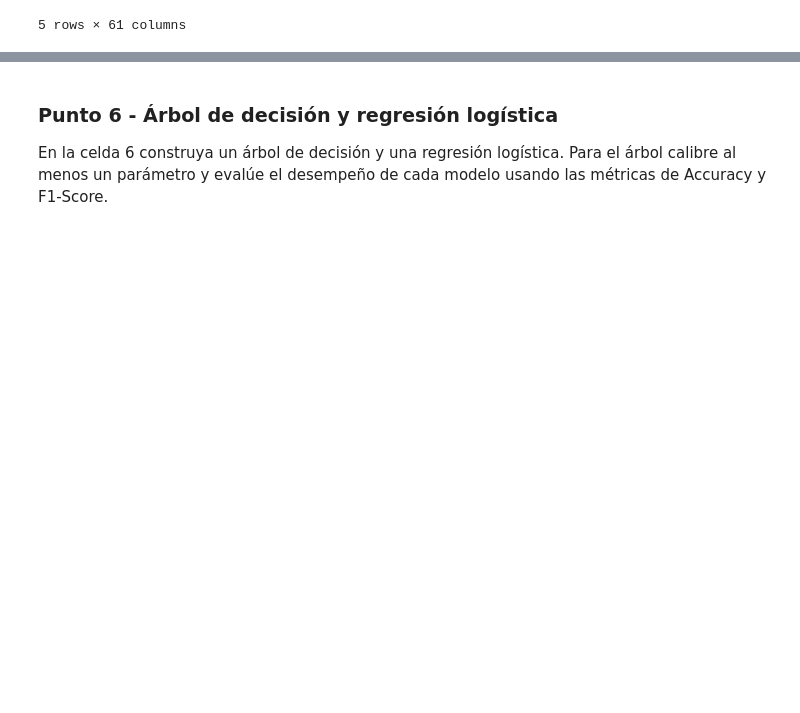
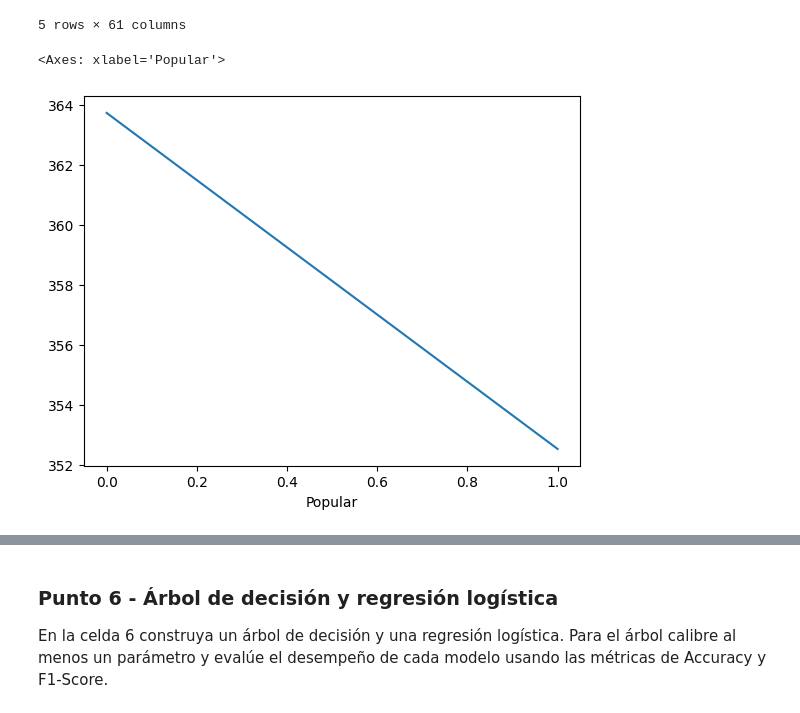
Before and after one commit to sakrussi/Ml_curso_LN, a Jupyter notebook: Entrega_taller_1_S1TC1_arboles_ensamblajes_krp.ipynb, the cells around one changed output, grey strips where cells are left out. Saved outputs shown, nothing was run; the diff lists cells and outputs as text; code cells hidden in the pictures; blank space fills up the shorter version.

```diff
--- a/Entrega_taller_1_S1TC1_arboles_ensamblajes_krp.ipynb
+++ b/Entrega_taller_1_S1TC1_arboles_ensamblajes_krp.ipynb
@@ -511,6 +603,12 @@ df.head()
 | 3 | http://mashable.com/2013/11/21/th... | 413.0 | 12.0 | 781.0 | 0.497409 | 1.0 | ... |
 | 4 | http://mashable.com/2014/02/11/pa... | 331.0 | 8.0 | 177.0 | 0.685714 | 1.0 | ... |
 5 rows × 61 columns
+# %%
+df['Popular'] = pd.factorize(df.Popular)[0]
+df.groupby('Popular').timedelta.mean().plot()
+# %% [output]
+<Axes: xlabel='Popular'>
+[figure, added]
 # %%
 # Definición variable de interes y variables predictoras
 X = df.drop(['url', 'Popular'], axis=1)
```
Also changed, not shown: parts of 68 cells of this notebook.
